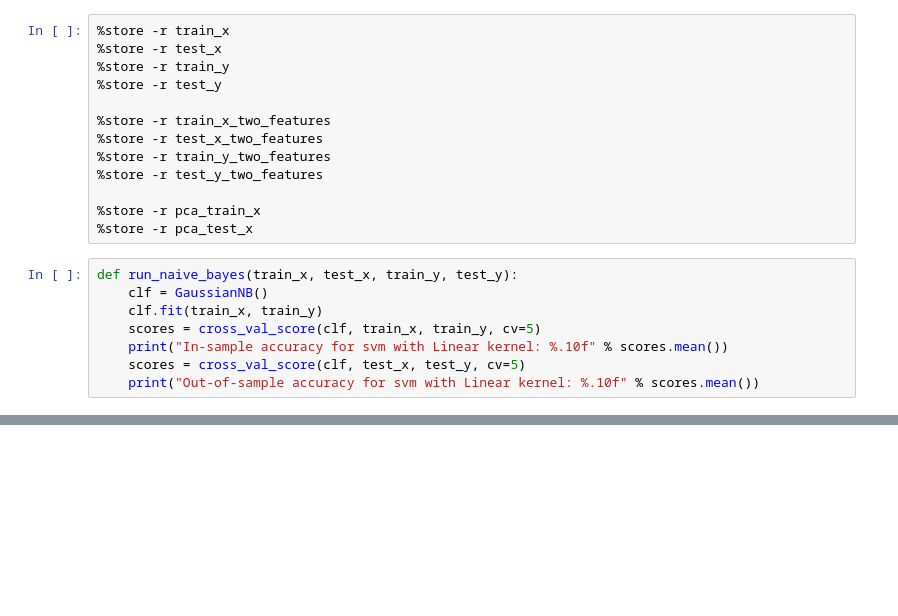
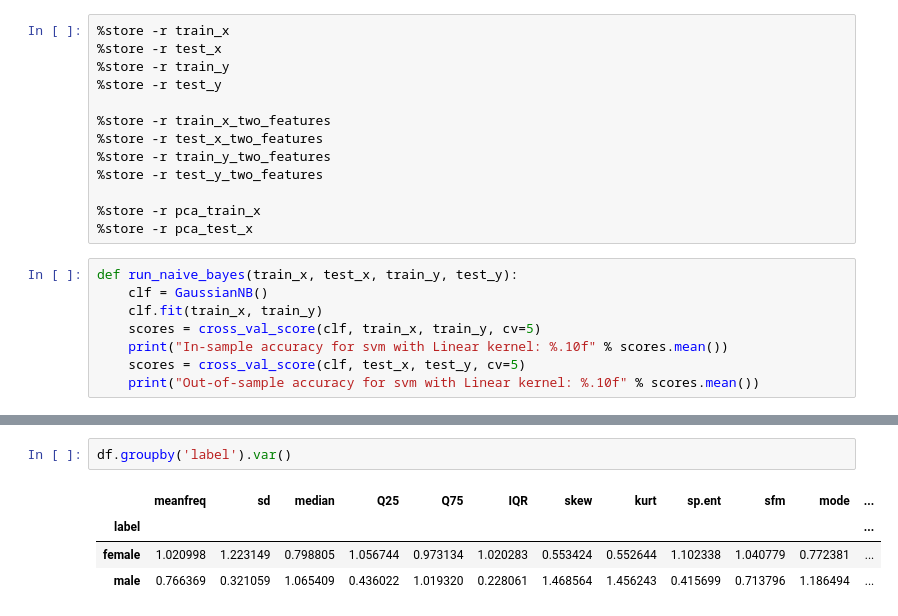
Before and after one commit to kassiwu/Gender_Recognition_by_Voice, a Jupyter notebook: Gaussian_Naive_Bayes.ipynb, the cells around one changed output, grey strips where cells are left out. Drawn from its saved outputs; the diff is of its cells as text; blank space fills up the shorter version.

```diff
--- a/Gaussian_Naive_Bayes.ipynb
+++ b/Gaussian_Naive_Bayes.ipynb
@@ -64 +200,8 @@ def run_naive_bayes(train_x, test_x, train_y, test_y):
+# %%
+df.groupby('label').var()
+# %% [output]
+|  | meanfreq | sd | median | Q25 | Q75 | IQR | skew | kurt | sp.ent | sfm | mode | ... |
+| label |  |  |  |  |  |  |  |  |  |  |  | ... |
+| female | 1.020998 | 1.223149 | 0.798805 | 1.056744 | 0.973134 | 1.020283 | 0.553424 | 0.552644 | 1.102338 | 1.040779 | 0.772381 | ... |
+| male | 0.766369 | 0.321059 | 1.065409 | 0.436022 | 1.019320 | 0.228061 | 1.468564 | 1.456243 | 0.415699 | 0.713796 | 1.186494 | ... |
 # %%
```
Also changed, not shown: parts of 23 cells of this notebook, 3 other files.
